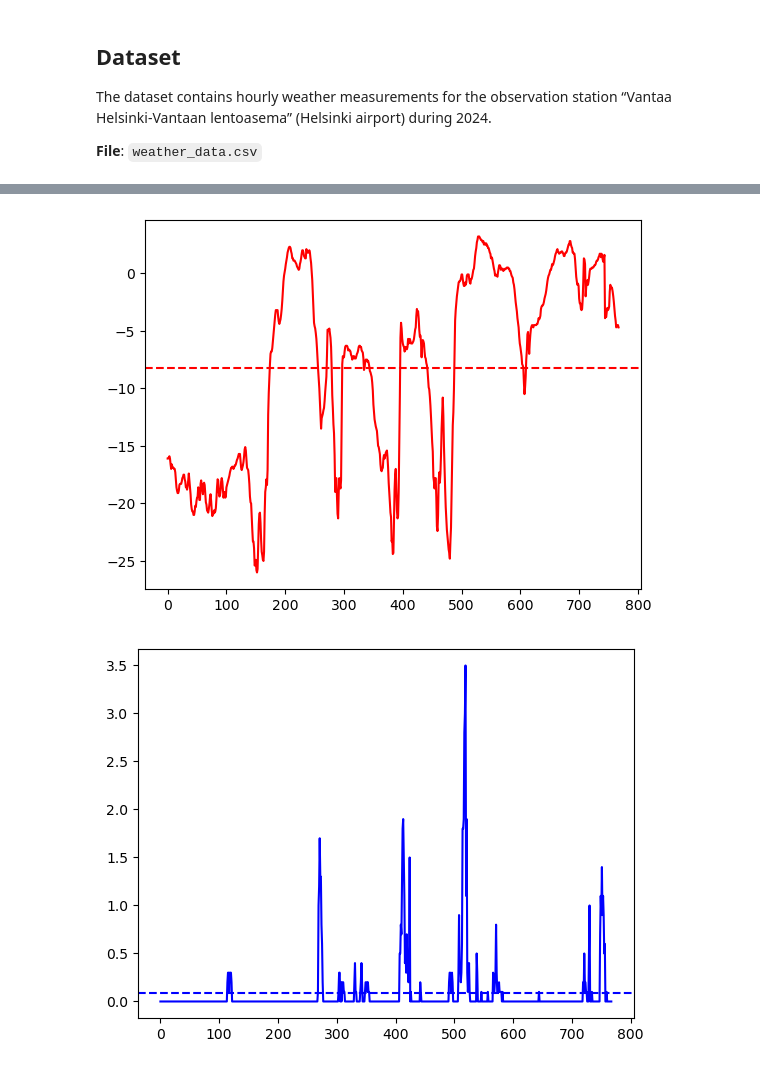
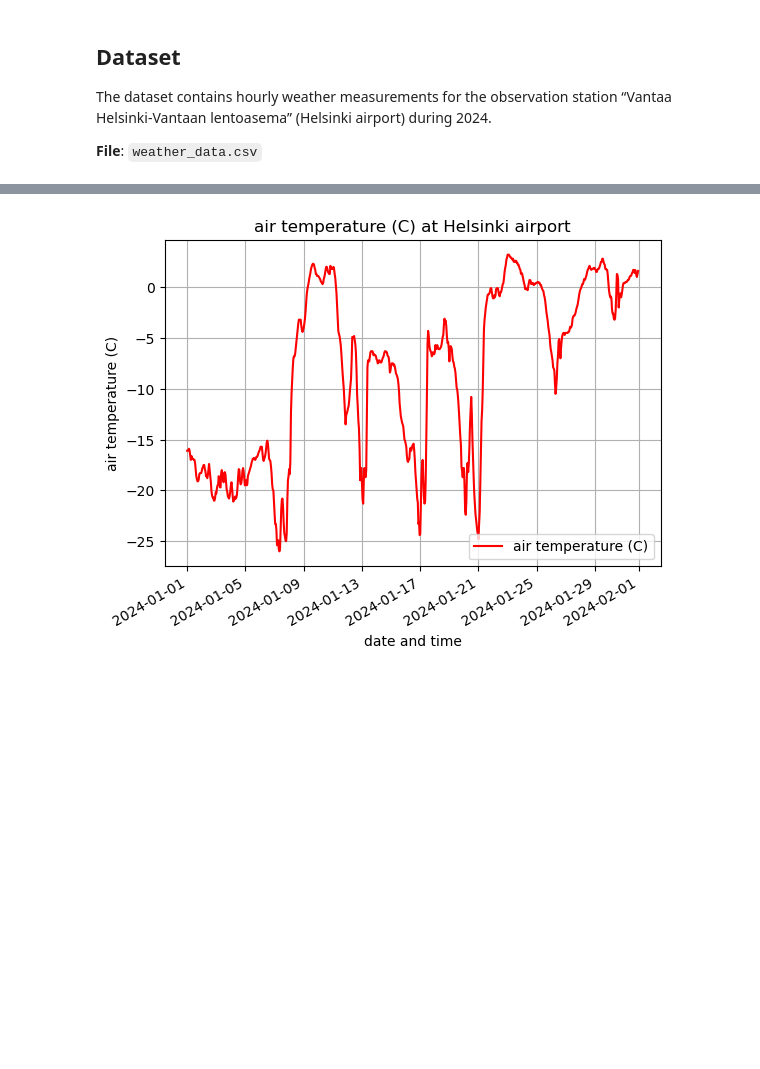
Before and after one commit to coderefinery/modular-type-along-exercise, a Jupyter notebook: pre-task.ipynb, the cells around one changed output, grey strips where cells are left out. Saved outputs shown, nothing was run; the diff lists cells and outputs as text; code cells hidden in the pictures; blank space fills up the shorter version.

Commit message:
update example data and starting notebook

```diff
--- a/pre-task.ipynb
+++ b/pre-task.ipynb
@@ -55,38 +40,41 @@ Some concepts to consider:
 - Feel free to use this notebook or create separate Python scripts if you prefer.
 - You’re welcome to try the strategy on your own data, or share a notebook/script using weather data from your location in your favorite programming language.
 # %%
-from matplotlib import pyplot as plt
+import pandas as pd
+import matplotlib.pyplot as plt
 
-# month to process
-month = 1
 
-#filter for month=month
-data = df[df['month'] == month].reset_index(drop=True)  # Filter month only and reindex
+# read data
+data = pd.read_csv("weather_data.csv")
 
-temperatures = data["air_temperature"]
-precipitation = data["precipitation"]
+# combine 'date' and 'time' into a single datetime column
+data["datetime"] = pd.to_datetime(data["date"] + " " + data["time"])
 
-num_measurements = len(precipitation)
+# set datetime as index for convenience
+data = data.set_index("datetime")
 
-# compute statistics
-temp_mean = sum(temperatures) / num_measurements
-precip_mean = sum(precipitation) / num_measurements
+# keep only january data
+january = data.loc["2024-01"]
 
-# plot temperature
-plt.figure()
-plt.plot(temperatures, "r-")
-plt.axhline(y=temp_mean, color="r", linestyle="--")
-plt.savefig(f"month-{month}_air_temperature.png")
-plt.show()
-plt.close()
+fig, ax = plt.subplots()
 
-# plot precipitation
-plt.figure()
-plt.plot(precipitation, "b-")
-plt.axhline(y=precip_mean, color="b", linestyle="--")
-plt.savefig(f"month-{month}_precipitation.png")
-plt.show()
-plt.close()
+# temperature time series
+ax.plot(
+    january.index,
+    january["air_temperature_celsius"],
+    label="air temperature (C)",
+    color="red",
+)
+
+ax.set_title("air temperature (C) at Helsinki airport")
+ax.set_xlabel("date and time")
+ax.set_ylabel("air temperature (C)")
+ax.legend()
+ax.grid(True)
+
+# format x-axis for better date display
+fig.autofmt_xdate()
+
+fig.savefig("2024-01-temperature.png")
 # %% [output]
-[figure, old version]
+[figure, new version]
-[figure, removed]
```
Also changed, not shown: parts of 3 cells of this notebook, 1 other file.
